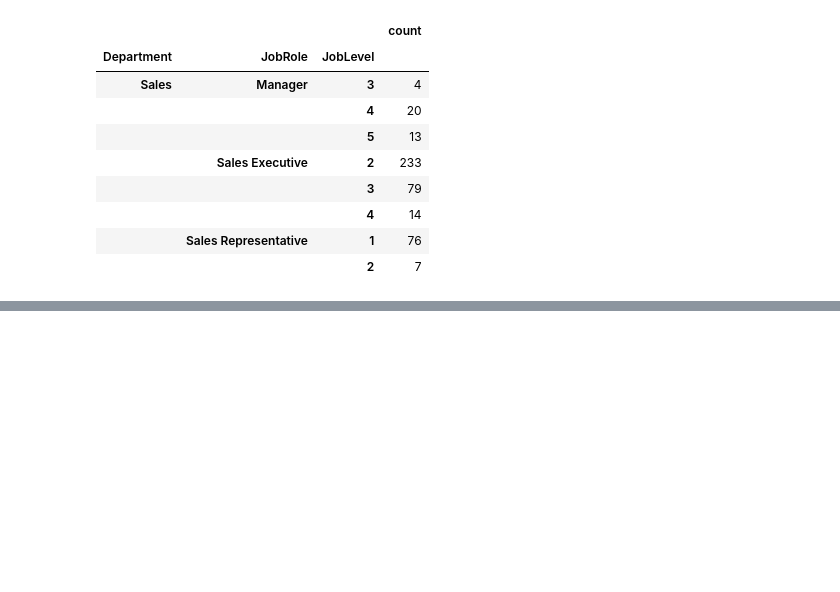
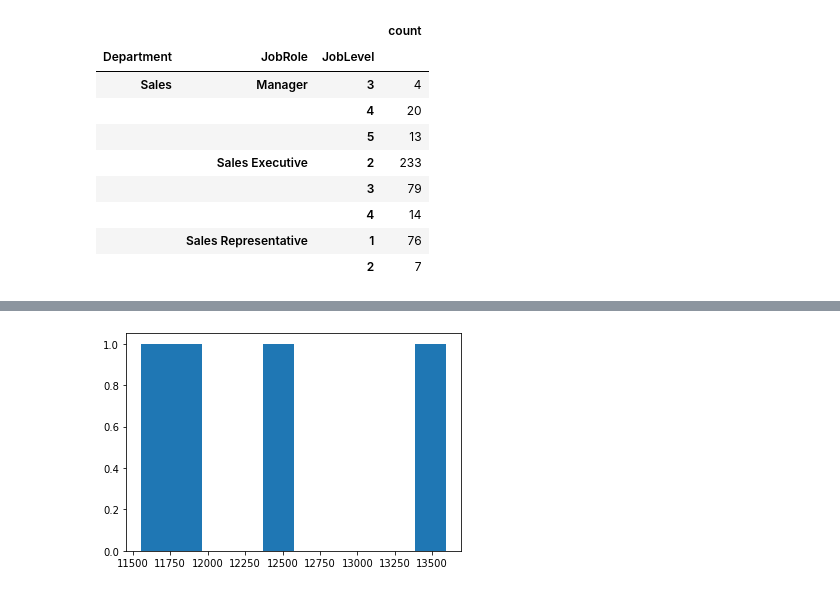
Before and after one commit to infoshareacademy/-jdszr7-urban_jungle, a Jupyter notebook: projektPython/projektPython.ipynb, the cells around one changed output, grey strips where cells are left out. Saved outputs shown, nothing was run; the diff lists cells and outputs as text; code cells hidden in the pictures; blank space fills up the shorter version.

```diff
--- a/projektPython/projektPython.ipynb
+++ b/projektPython/projektPython.ipynb
@@ -138,2 +121,3 @@ Name: YearsAtCompany, dtype: int64
-# %%
-data['age_indicator'] = data['YearsAtCompany'].apply(lambda x: str(x) if x<=20 else 'x > 20')
+# %%
+importlib.reload(rt)
+filtered_data = rt.getByDepartmentJobRoleLevelAndMonthlyIncome(data, 'Sales', "Manager", 3, 1000)
@@ -139,0 +133,4 @@ data['age_indicator'] = data['YearsAtCompany'].apply(lambda x: str(x) if x<=20 e
+# %%
+dc.drawHistogramWithYourPosition(filtered_data, 'MonthlyIncome')
+# %% [output]
+[figure, added]
```
Also changed, not shown: parts of 8 cells of this notebook, 2 other files.
